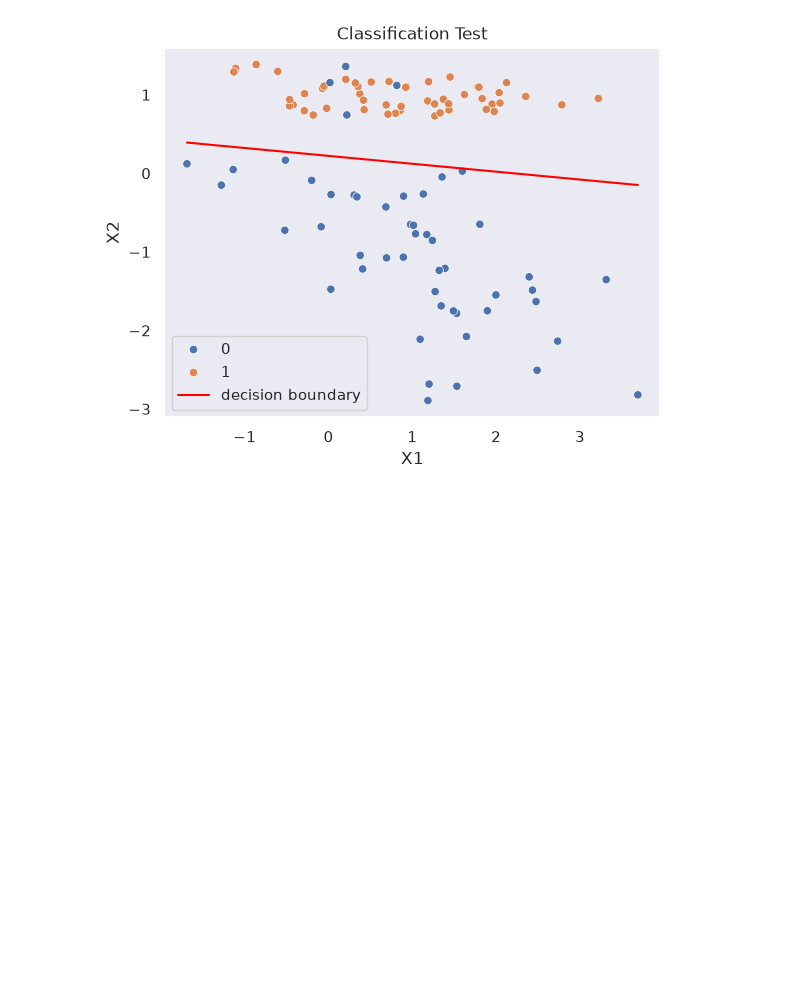
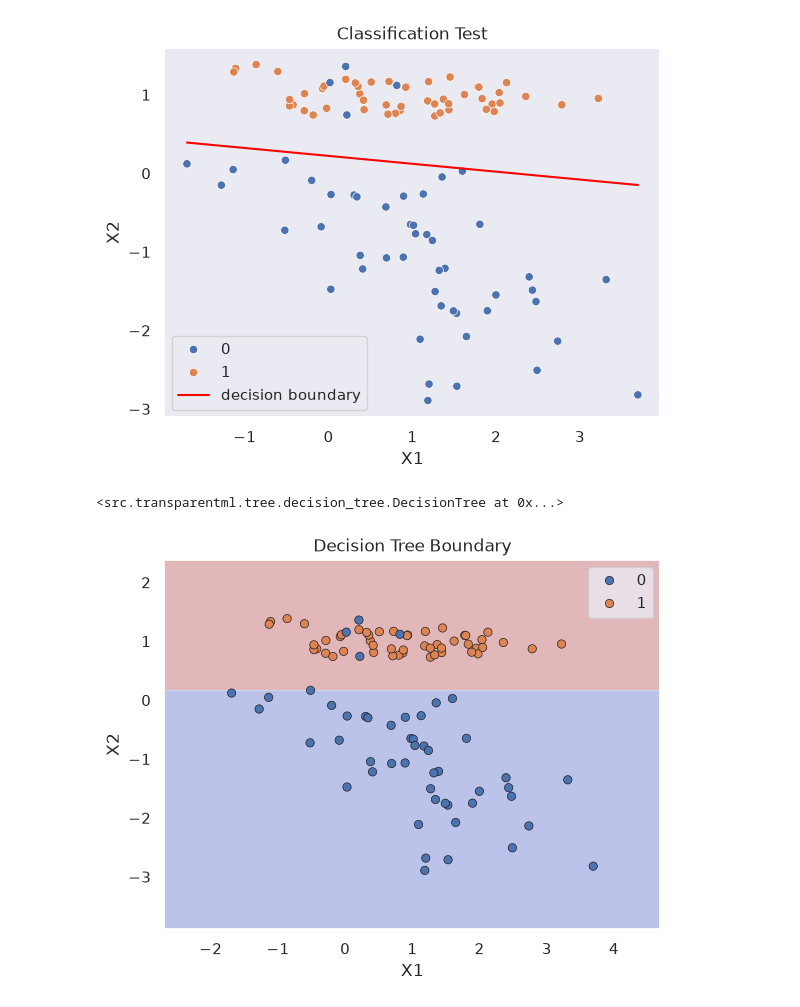
Before and after one commit to Sou2002/ml_concepts, a Jupyter notebook: test.ipynb, the cells around one changed output. Cells and saved outputs as stored; diff of their text form; code cells hidden in the pictures; blank space fills up the shorter version.

Commit message:
Completed Decision Tree Module

```diff
--- a/test.ipynb
+++ b/test.ipynb
@@ -119,3 +120,36 @@ plt.legend()
 plt.show()
 # %% [output]
 [figure]
+# %%
+dt = DecisionTree()
+dt.fit(X, y)
+# %% [output]
+<src.transparentml.tree.decision_tree.DecisionTree at 0x...>
+# %%
+import numpy as np
+import seaborn as sns
+import matplotlib.pyplot as plt
+
+# 1. Create a fine grid covering the data range
+x1_min, x1_max = X[:, 0].min() - 1, X[:, 0].max() + 1
+x2_min, x2_max = X[:, 1].min() - 1, X[:, 1].max() + 1
+
+xx1, xx2 = np.meshgrid(
+    np.linspace(x1_min, x1_max, 300),
+    np.linspace(x2_min, x2_max, 300),
+)
+
+# 2. Predict over every point in the grid
+grid_points = np.c_[xx1.ravel(), xx2.ravel()]
+preds = dt.predict(grid_points).reshape(xx1.shape)
+
+# 3. Plot filled regions + actual data points
+plt.contourf(xx1, xx2, preds, alpha=0.3, cmap="coolwarm")
+sns.scatterplot(x=X[:, 0], y=X[:, 1], hue=y, palette="deep", edgecolor="k")
+
+plt.title("Decision Tree Boundary")
+plt.xlabel("X1")
+plt.ylabel("X2")
+plt.show()
+# %% [output]
+[figure, added]
```
Also changed, not shown: parts of 1 cell of this notebook, 1 other file.
